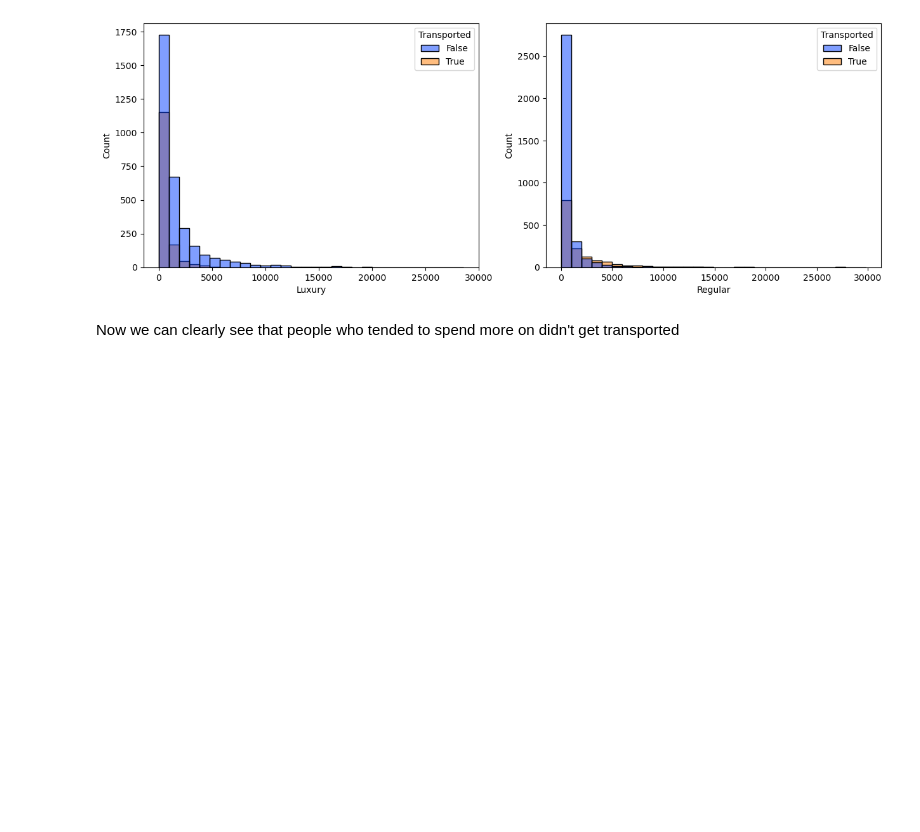
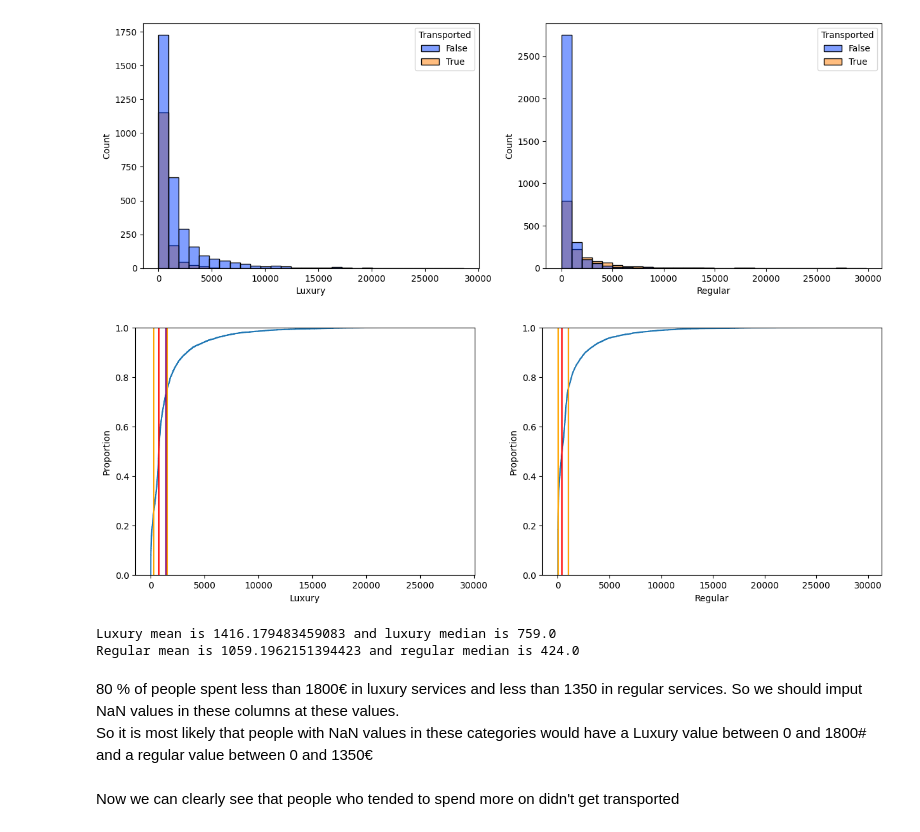
Before and after one commit to raacee/spaceship-titanic, a Jupyter notebook: working/sps-t-lgbm.ipynb, the cells around one changed output. Cells and saved outputs as stored; diff of their text form; code cells hidden in the pictures; blank space fills up the shorter version.

Commit message:
added cumulative graphs

```diff
--- a/working/sps-t-lgbm.ipynb
+++ b/working/sps-t-lgbm.ipynb
@@ -208,6 +217,33 @@ sns.histplot(data=df_money.set_index("PassengerId"), x="Regular", hue="Transport
 # %% [output]
 <Axes: xlabel='Regular', ylabel='Count'>
 [figure]
+# %%
+fig, axs = plt.subplots(1,2, figsize=(15,5))
+sns.ecdfplot(data=df_money["Luxury"], ax=axs[0])
+sns.ecdfplot(data=df_money["Regular"], ax=axs[1])
+
+axs[0].axvline(df_money["Luxury"].mean(), c="purple")
+axs[0].axvline(df_money["Luxury"].median(), c="red")
+axs[0].axvline(df_money["Luxury"].quantile(0.25), c="orange")
+axs[0].axvline(df_money["Luxury"].quantile(0.75), c="orange")
+
+axs[1].axvline(df_money["Regular"].mean(), c="purple")
+axs[1].axvline(df_money["Regular"].median(), c="red")
+axs[1].axvline(df_money["Regular"].quantile(0.25), c="orange")
+axs[1].axvline(df_money["Regular"].quantile(0.75), c="orange")
+
+plt.show()
+# %% [output]
+[figure, added]
+# %%
+print(f'Luxury mean is {df_money["Luxury"].mean()} and luxury median is {df_money["Luxury"].median()}')
+print(f'Regular mean is {df_money["Regular"].mean()} and regular median is {df_money["Regular"].median()}')
+# %% [output]
+Luxury mean is 1416.179483459083 and luxury median is 759.0
+Regular mean is 1059.1962151394423 and regular median is 424.0
+# %% [markdown]
+80 % of people spent less than 1800€ in luxury services and less than 1350 in regular services. So we should imput NaN values in these columns at these values.
+So it is most likely that people with NaN values in these categories would have a Luxury value between 0 and 1800# and a regular value between 0 and 1350€
 # %% [markdown]
 Now we can clearly see that people who tended to spend more on didn't get transported
 # %%
```
Also changed, not shown: parts of 3 cells of this notebook.
